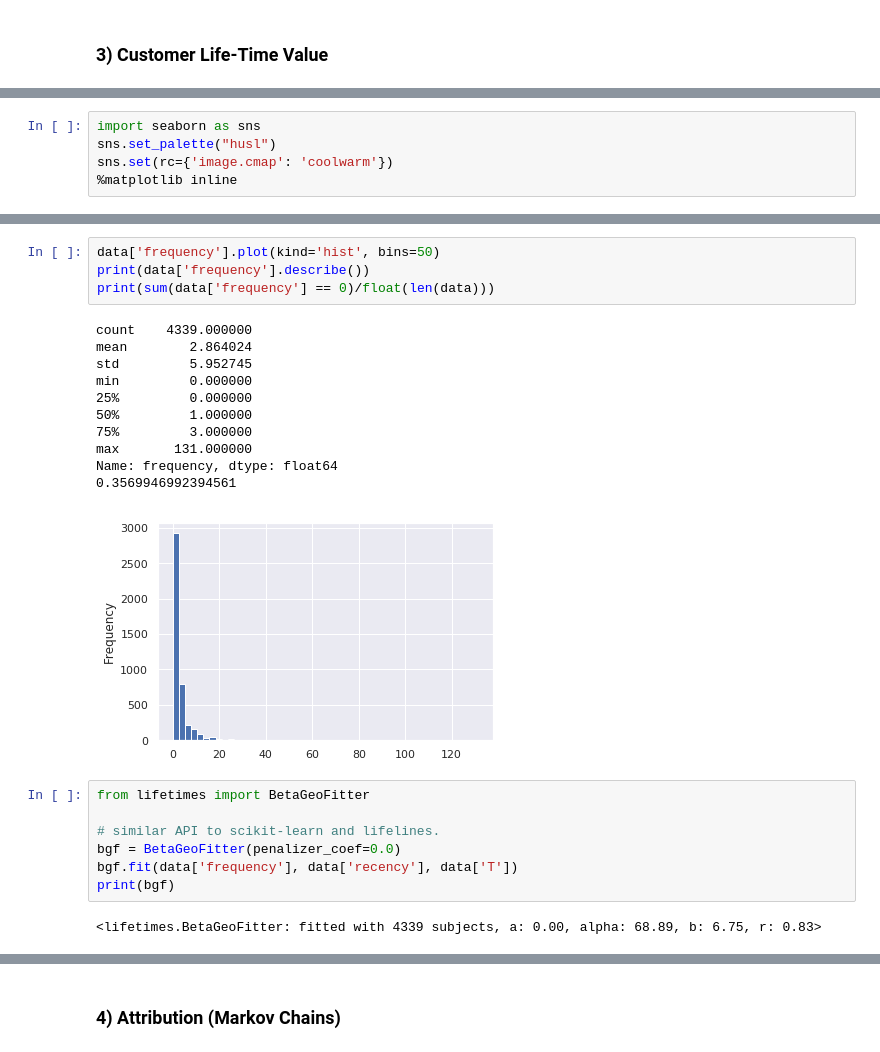
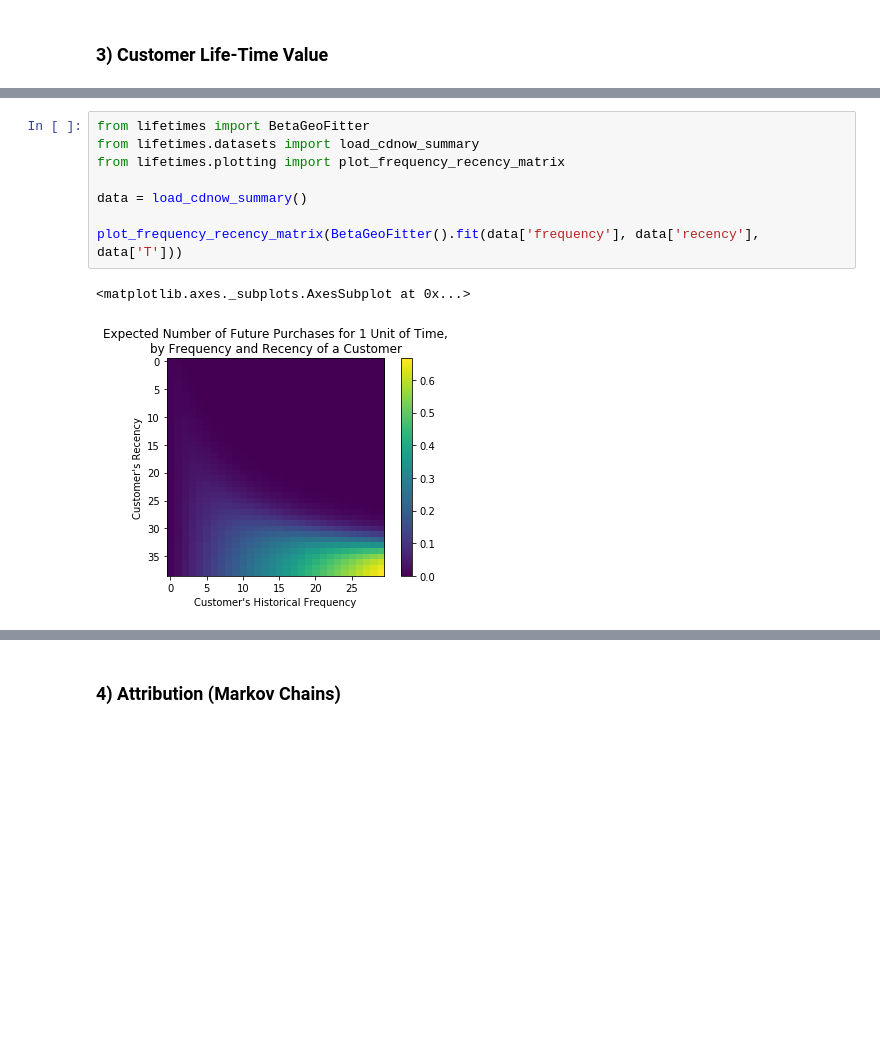
Before and after one commit to geoffreylink/Projects, a Jupyter notebook: 05 Statistical Methods/10 Common Use Cases for Business Analytics.ipynb, the cells around one changed output, grey strips where cells are left out. Cells and saved outputs as stored; diff of their text form; blank space fills up the shorter version.

```diff
--- a/05 Statistical Methods/10 Common Use Cases for Business Analytics.ipynb
+++ b/05 Statistical Methods/10 Common Use Cases for Business Analytics.ipynb
@@ -400,5 +64,0 @@ df.head()
-# %%
-import seaborn as sns
-sns.set_palette("husl")
-sns.set(rc={'image.cmap': 'coolwarm'})
-%matplotlib inline
@@ -441,25 +65,11 @@ data.head()
-# %%
-data['frequency'].plot(kind='hist', bins=50)
-print(data['frequency'].describe())
-print(sum(data['frequency'] == 0)/float(len(data)))
-# %% [output]
-count    4339.000000
-mean        2.864024
-std         5.952745
-min         0.000000
-25%         0.000000
-50%         1.000000
-75%         3.000000
-max       131.000000
-Name: frequency, dtype: float64
-0.3569946992394561
-[figure, removed]
 # %%
 from lifetimes import BetaGeoFitter
+from lifetimes.datasets import load_cdnow_summary
+from lifetimes.plotting import plot_frequency_recency_matrix
 
-# similar API to scikit-learn and lifelines.
-bgf = BetaGeoFitter(penalizer_coef=0.0)
-bgf.fit(data['frequency'], data['recency'], data['T'])
-print(bgf)
+data = load_cdnow_summary()
+
+plot_frequency_recency_matrix(BetaGeoFitter().fit(data['frequency'], data['recency'], data['T']))
 # %% [output]
-<lifetimes.BetaGeoFitter: fitted with 4339 subjects, a: 0.00, alpha: 68.89, b: 6.75, r: 0.83>
+<matplotlib.axes._subplots.AxesSubplot at 0x...>
+[figure, added]
```
Also changed, not shown: parts of 111 cells of this notebook.
